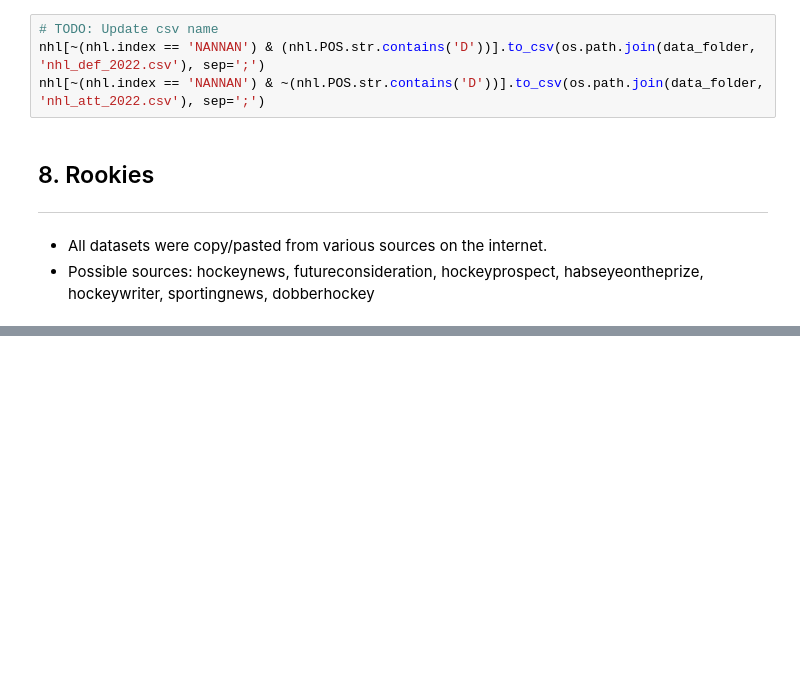
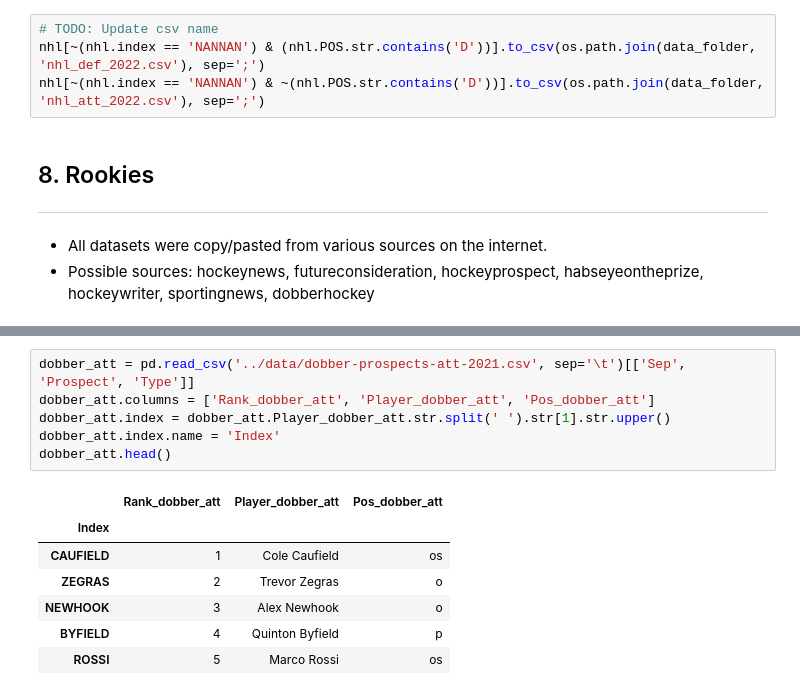
Before and after one commit to noiseux1523/NHL-Player-Projection, a Jupyter notebook: notebooks/Pool-Dataset-Final.ipynb, the cells around one changed output, grey strips where cells are left out. Cells and saved outputs as stored; diff of their text form; blank space fills up the shorter version.

```diff
--- a/notebooks/Pool-Dataset-Final.ipynb
+++ b/notebooks/Pool-Dataset-Final.ipynb
@@ -851,0 +854,14 @@ rookies.to_csv(os.path.join(data_folder, 'rookies-2021.csv'))
+# %%
+dobber_att = pd.read_csv('../data/dobber-prospects-att-2021.csv', sep='\t')[['Sep', 'Prospect', 'Type']]
+dobber_att.columns = ['Rank_dobber_att', 'Player_dobber_att', 'Pos_dobber_att']
+dobber_att.index = dobber_att.Player_dobber_att.str.split(' ').str[1].str.upper()
+dobber_att.index.name = 'Index'
+dobber_att.head()
+# %% [output]
+|  | Rank_dobber_att | Player_dobber_att | Pos_dobber_att |
+| Index |  |  |  |
+| CAUFIELD | 1 | Cole Caufield | os |
+| ZEGRAS | 2 | Trevor Zegras | o |
+| NEWHOOK | 3 | Alex Newhook | o |
+| BYFIELD | 4 | Quinton Byfield | p |
+| ROSSI | 5 | Marco Rossi | os |
```
Also changed, not shown: parts of 14 cells of this notebook, 1 other file.
